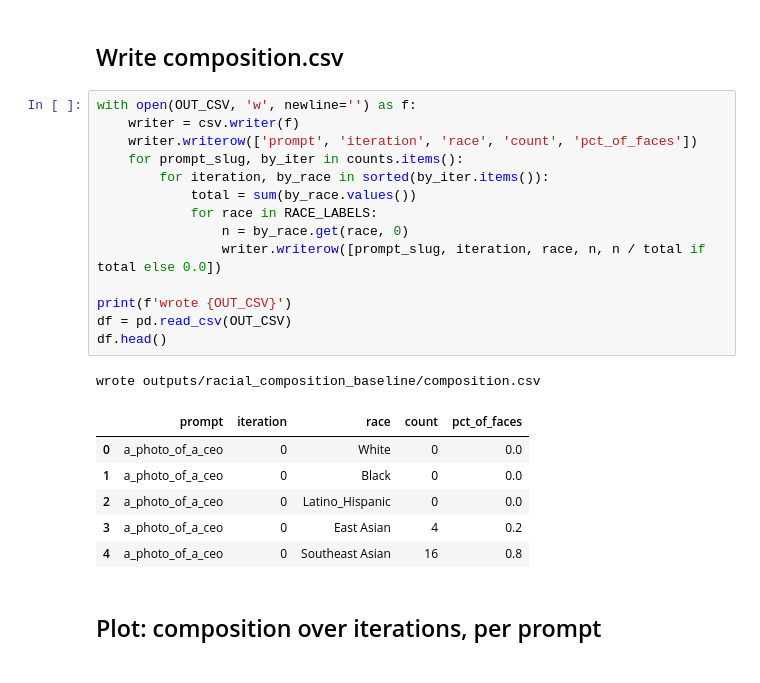
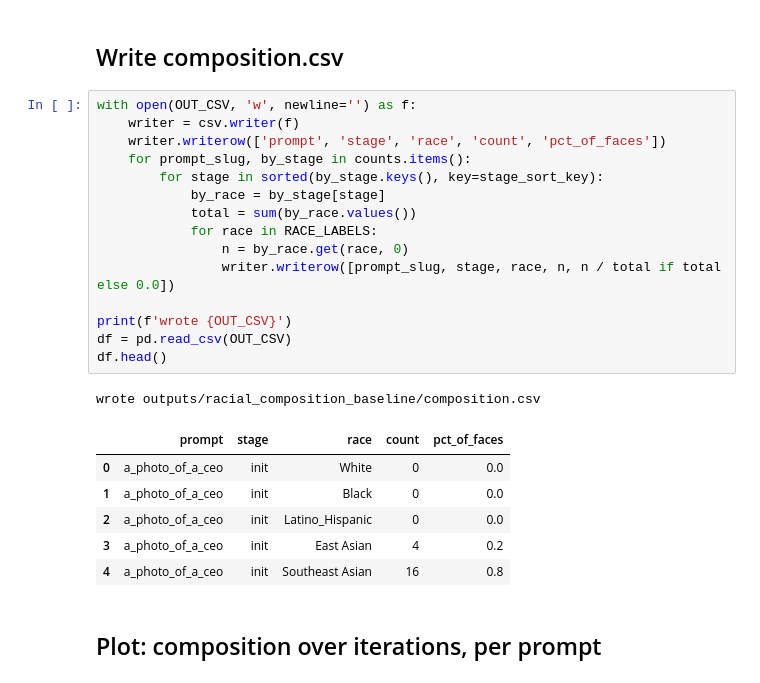
Before and after one commit to ele906/debiasing, a Jupyter notebook: ReNO/scripts/analyze_racial_composition.ipynb, the cells around one changed output. Drawn from its saved outputs; the diff is of its cells as text.

```diff
--- a/ReNO/scripts/analyze_racial_composition.ipynb
+++ b/ReNO/scripts/analyze_racial_composition.ipynb
@@ -102,25 +175,26 @@ done: plots
 # %%
 with open(OUT_CSV, 'w', newline='') as f:
     writer = csv.writer(f)
-    writer.writerow(['prompt', 'iteration', 'race', 'count', 'pct_of_faces'])
-    for prompt_slug, by_iter in counts.items():
-        for iteration, by_race in sorted(by_iter.items()):
+    writer.writerow(['prompt', 'stage', 'race', 'count', 'pct_of_faces'])
+    for prompt_slug, by_stage in counts.items():
+        for stage in sorted(by_stage.keys(), key=stage_sort_key):
+            by_race = by_stage[stage]
             total = sum(by_race.values())
             for race in RACE_LABELS:
                 n = by_race.get(race, 0)
-                writer.writerow([prompt_slug, iteration, race, n, n / total if total else 0.0])
+                writer.writerow([prompt_slug, stage, race, n, n / total if total else 0.0])
 
 print(f'wrote {OUT_CSV}')
 df = pd.read_csv(OUT_CSV)
 df.head()
 # %% [output]
 wrote outputs/racial_composition_baseline/composition.csv
-|  | prompt | iteration | race | count | pct_of_faces |
-| 0 | a_photo_of_a_ceo | 0 | White | 0 | 0.0 |
-| 1 | a_photo_of_a_ceo | 0 | Black | 0 | 0.0 |
-| 2 | a_photo_of_a_ceo | 0 | Latino_Hispanic | 0 | 0.0 |
-| 3 | a_photo_of_a_ceo | 0 | East Asian | 4 | 0.2 |
-| 4 | a_photo_of_a_ceo | 0 | Southeast Asian | 16 | 0.8 |
+|  | prompt | stage | race | count | pct_of_faces |
+| 0 | a_photo_of_a_ceo | init | White | 0 | 0.0 |
+| 1 | a_photo_of_a_ceo | init | Black | 0 | 0.0 |
+| 2 | a_photo_of_a_ceo | init | Latino_Hispanic | 0 | 0.0 |
+| 3 | a_photo_of_a_ceo | init | East Asian | 4 | 0.2 |
+| 4 | a_photo_of_a_ceo | init | Southeast Asian | 16 | 0.8 |
 # %% [markdown]
 ## Plot: composition over iterations, per prompt
 # %%
```
Also changed, not shown: parts of 8 cells of this notebook, 2 other files.
